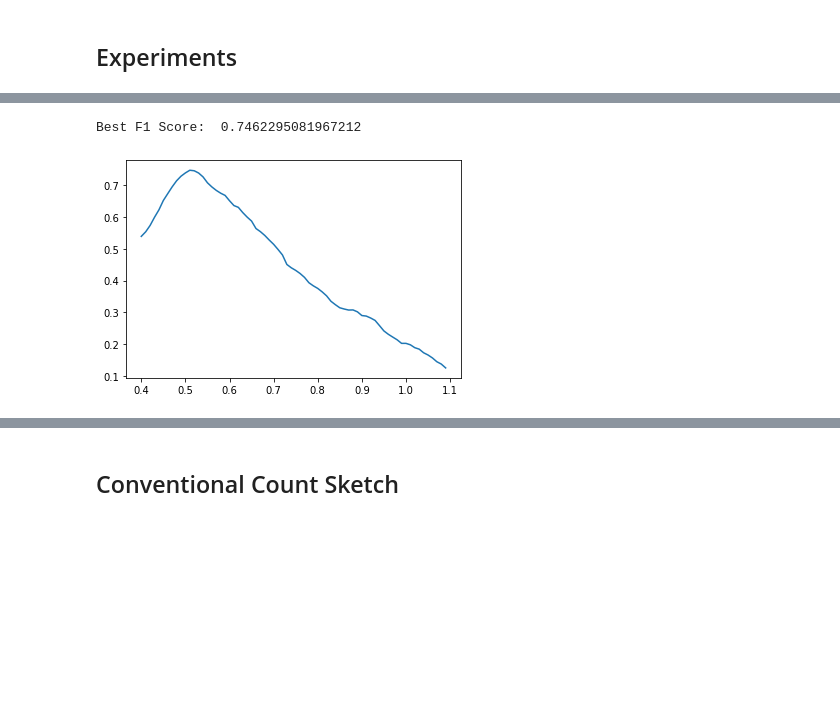
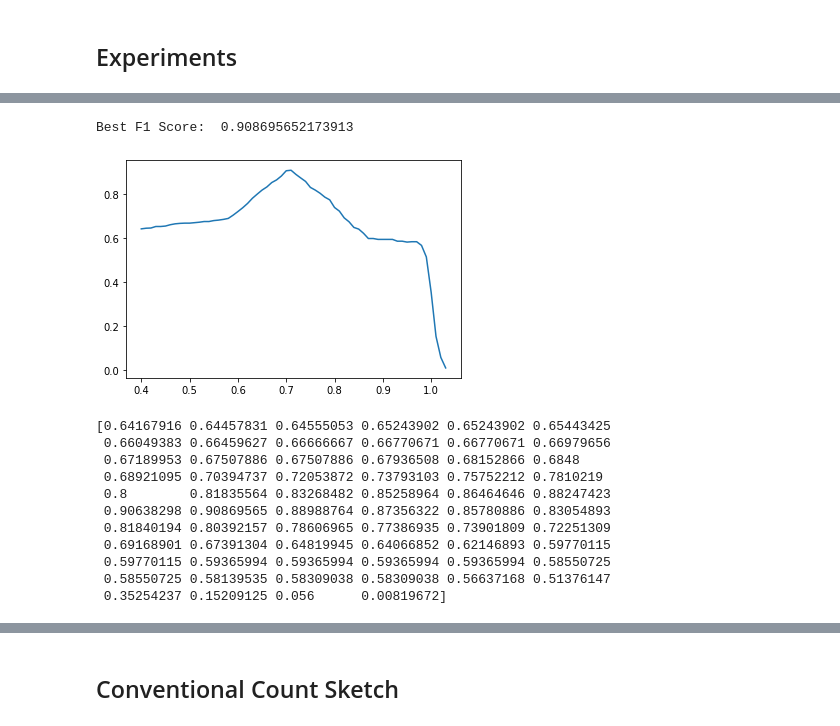
Before and after one commit to apd10/CompressCovariance, a Jupyter notebook: Gisette_experiment.ipynb, the cells around one changed output, grey strips where cells are left out. Saved outputs shown, nothing was run; the diff lists cells and outputs as text; code cells hidden in the pictures; blank space fills up the shorter version.

```diff
--- a/Gisette_experiment.ipynb
+++ b/Gisette_experiment.ipynb
@@ -119,12 +127,12 @@ data = data + 1
 # %%
 ## use 500 samples to filter the sparse features
 mean_obs_sample = np.apply_along_axis(np.mean, 0, data[0:NUM_SAMPLES_EXPLORE,:])
-sparsity = (data[0:NUM_SAMPLES_EXPLORE,:] - mean_obs_sample[None,:] != 0)*1
-abundant_feature = np.apply_along_axis(np.sum, 0, sparsity)
+#ADI#sparsity = (data[0:NUM_SAMPLES_EXPLORE,:] - mean_obs_sample[None,:] != 0)*1
+#ADI#abundant_feature = np.apply_along_axis(np.sum, 0, sparsity)
 
 ## data_sample uses 500 samples to evaluate the standard deviation of the variables
-data_sample = data[0:NUM_SAMPLES_EXPLORE,abundant_feature>=5]
-data = data[NUM_SAMPLES_EXPLORE:(NUM_SAMPLES_ORIGIN),abundant_feature>=5]
+data_sample = data[0:NUM_SAMPLES_EXPLORE,:]
+data = data[NUM_SAMPLES_EXPLORE:(NUM_SAMPLES_ORIGIN),:]
 
 ## Number of features left
 NUM_FEATURES = data.shape[1]
@@ -185,8 +260,8 @@ R = 20000
 alpha = 5*10**(-3)
 exploration_period = 340
 T = NUM_SAMPLES
-target_signal = 0.5
-sigma = np.sqrt(1.25)
+target_signal = 0.7
+sigma = np.sqrt(1.0 + target_signal**2) # FIX1
 k = 5
 
 Tau = 0.01
@@ -201,0 +277,5 @@ prob during sampling:  0.14835526005509486
+# %%
+exploration_period = find_best_exploration_period_m2(target_signal, alpha, Tau, n, {"K":k, "R":R}, T, 0.05)
+print("EXPLORATION PERIOD: ", exploration_period)
+theta = find_best_theta(target_signal, alpha, Tau, n, {"K":k, "R":R}, T, exploration_period, 0.15)
+print("THETA: ", theta)
@@ -225,5 +322,5 @@ np.sum(np.abs(cor_off_diag)>0.5), len(cor_off_diag)
 # %%
-data_norm = (data - mean_obs_sample[None,:]) / np.sqrt(var_diag_sample)[None,:]
+data_norm = (data - mean_obs[None,:]) / (np.sqrt(var_diag)[None,:] + 1e-6)
 
 batch_size = 100
 block_end = list(np.arange(exploration_period, NUM_SAMPLES, batch_size)) + [NUM_SAMPLES]
@@ -257,11 +354,13 @@ for i, (start, end) in enumerate(zip(block_start, block_end)):
 
     ##
     sample_threshold = Tau + theta*i/NUM_SAMPLES*batch_size
+
     index_retain = (np.abs(var_off_diag_2) > sample_threshold)
+    print(i,start,end, sample_threshold, np.sum(index_retain))
 
-    if (end==exploration_period) or ((end - block_end[0])  % 200 == 0):
-        print(end, round(sample_threshold, 5), np.sum(index_retain),
-              np.sum(index_retain*(cor_off_diag>target_signal)))
+    #if (end==exploration_period) or ((end - block_end[0])  % 200 == 0):
+    #    print(end, round(sample_threshold, 5), np.sum(index_retain),
+    #          np.sum(index_retain*(cor_off_diag>target_signal)))
 
 
 with open('./gisette/results/CS_estimate(designed signal=%f).pickle' %target_signal, 'wb') as handle:
@@ -295,37 +394,51 @@ recall_list = []
 threshold_list = np.arange(0.4, 1.1, 0.01)
 for thres in threshold_list:
     positive_index = (np.abs(off_diag)>target_signal)
     predict_positive_index = (np.abs(var_off_diag_2)>thres)
     fn = np.sum(positive_index*(1-predict_positive_index))
     tp = np.sum(predict_positive_index*positive_index)
 
     precision = tp/np.sum(predict_positive_index)
     recall = tp/(tp+fn)
 
     ## Deviation from the true covariance matrix
     F1_score += [2*precision*recall/(precision+recall)]
     precision_list += [precision]
     recall_list += [recall]
 
+F1_score = np.array(F1_score)
+mask = ~ np.isnan(F1_score)
 
-print('Best F1 Score: ', np.max(F1_score))
+print('Best F1 Score: ', np.max(F1_score[mask]))
 
-plt.plot(threshold_list, F1_score)
+plt.plot(threshold_list[mask], F1_score[mask])
 plt.show()
 
 # plt.plot(threshold_list, precision_list)
 # plt.show()
 
 # plt.plot(threshold_list, recall_list)
 # plt.show()
 
 # plt.plot(1 - np.array(precision_list), np.array(recall_list))
 # plt.xlabel('1 - Precision')
 # plt.ylabel('Recall')
 # plt.show()
+print(F1_score[mask])
 # %% [output]
-Best F1 Score:  0.7462295081967212
+Best F1 Score:  0.908695652173913
-[figure, old version]
+[figure, new version]
+[0.64167916 0.64457831 0.64555053 0.65243902 0.65243902 0.65443425
+ 0.66049383 0.66459627 0.66666667 0.66770671 0.66770671 0.66979656
+ 0.67189953 0.67507886 0.67507886 0.67936508 0.68152866 0.6848
+ 0.68921095 0.70394737 0.72053872 0.73793103 0.75752212 0.7810219
+ 0.8        0.81835564 0.83268482 0.85258964 0.86464646 0.88247423
+ 0.90638298 0.90869565 0.88988764 0.87356322 0.85780886 0.83054893
+ 0.81840194 0.80392157 0.78606965 0.77386935 0.73901809 0.72251309
+ 0.69168901 0.67391304 0.64819945 0.64066852 0.62146893 0.59770115
+ 0.59770115 0.59365994 0.59365994 0.59365994 0.59365994 0.58550725
+ 0.58550725 0.58139535 0.58309038 0.58309038 0.56637168 0.51376147
+ 0.35254237 0.15209125 0.056      0.00819672]
 # %%
 max_F1_score_list = []
 
```
Also changed, not shown: parts of 16 cells of this notebook, 1 other file.
